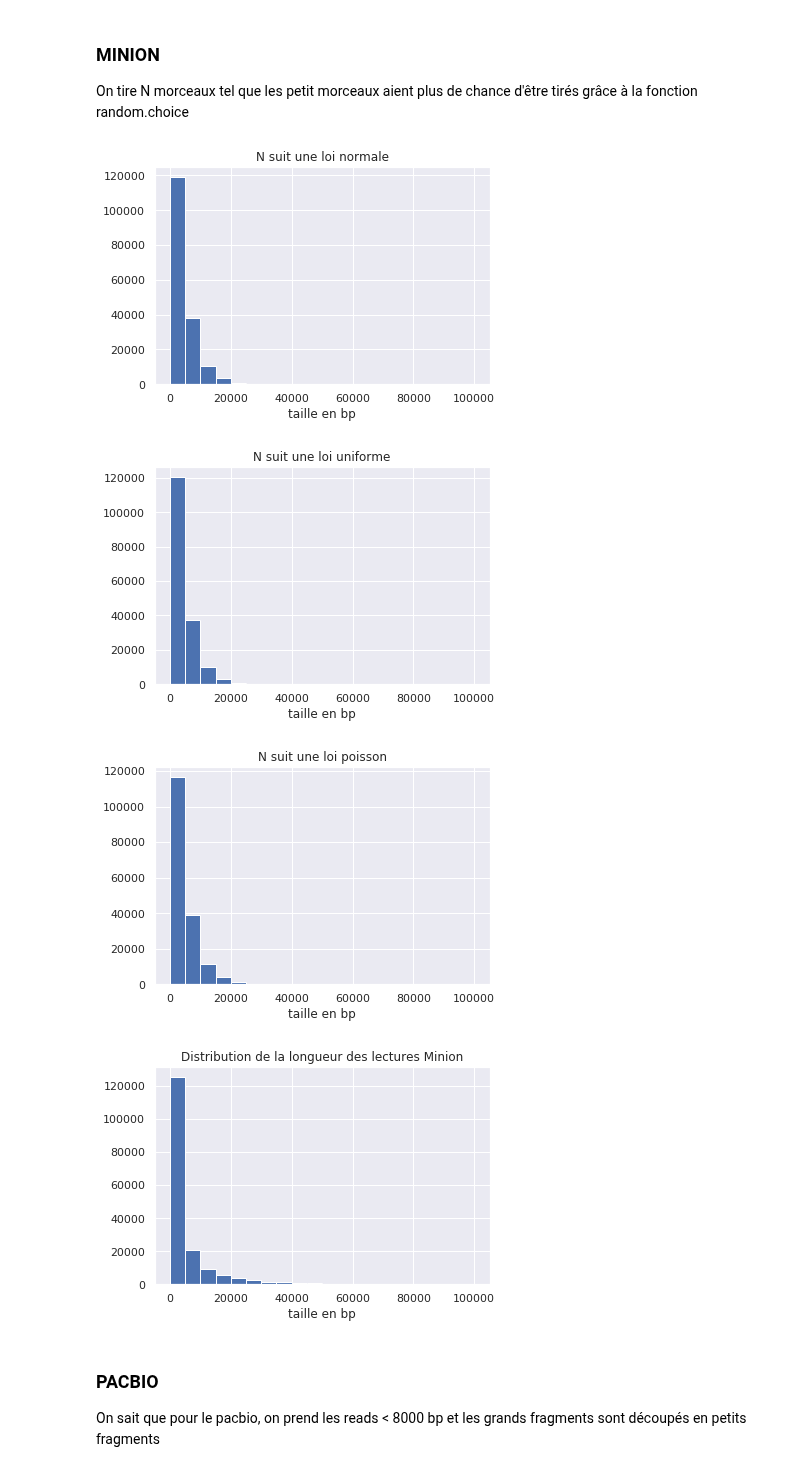
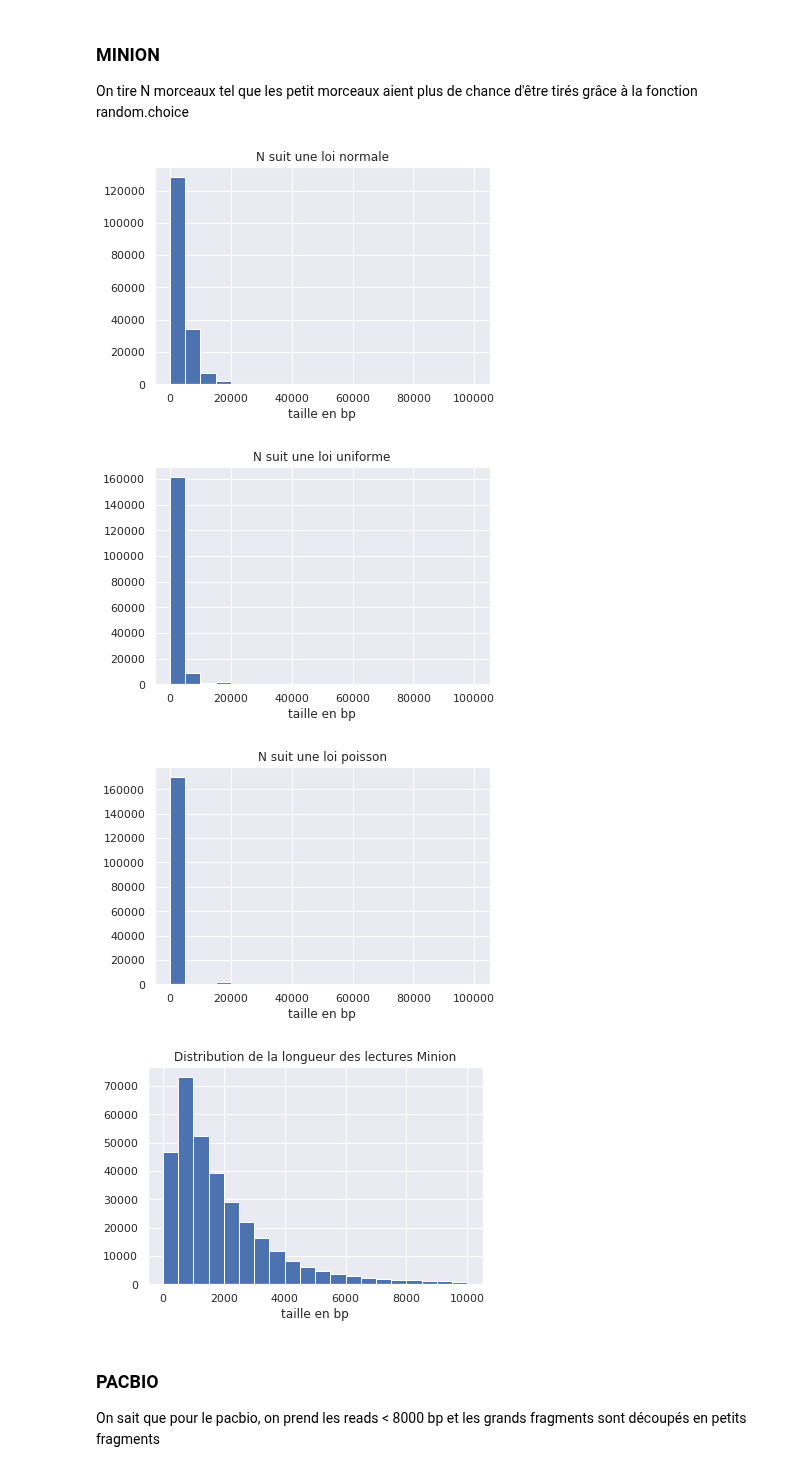
Before and after one commit to aminaghoul/reads_seq, a Jupyter notebook: stage1.ipynb, the cells around one changed output. Cells and saved outputs as stored; diff of their text form; code cells hidden in the pictures.

```diff
--- a/stage1.ipynb
+++ b/stage1.ipynb
@@ -323,9 +322,9 @@ def poid(element, tout, maxi, mini):
     return p
 
 for loi, parametres in [
-    ('normale', (850, 10)),
-    ('uniforme', (800, 900)),
-    ('poisson', 800)
+    ('normale', (1002,0.2)),
+    ('uniforme', (735.1597494703371, 3945.793172890805)),
+    ('poisson', 3055.732650756836)
 ]:
     fragments = list(chain.from_iterable(fracture([taille_genome] * 1000, loi, parametres)))
 
@@ -337,7 +336,7 @@ for loi, parametres in [
     s=sum(poids)
 
     fragments = choice(fragments, 172138, p=poids/s, replace=False)
-    #fragments = choices(fragments, poids, k=1000)
+    #fragments  = random.sample(fragments, 172138)
     #print(len(fragments))
     weights = np.ones_like(fragments) / float(len(fragments))
 
@@ -345,19 +344,20 @@ for loi, parametres in [
     plt.xlabel('taille en bp')
     plt.title('N suit une loi %s' %loi)
     plt.hist(fragments, range = (0,100000),bins=20)
+
     plt.show()
 # %% [output]
-[figure, old version]
+[figure, new version]
-[figure, old version]
+[figure, new version]
-[figure, old version]
+[figure, new version]
 # %%
-plt.hist(taille, range = (0,100000),bins=20)
+plt.hist(taille, range = (0,10000),bins=20)
 plt.title("Distribution de la longueur des lectures Minion")
 plt.xlabel("taille en bp")
 plt.show()
 #taille génome 3711100 et nombre de fragments : 172138
 # %% [output]
-[figure, old version]
+[figure, new version]
 # %% [markdown]
 ### PACBIO
 
```
Also changed, not shown: parts of 8 cells of this notebook.
